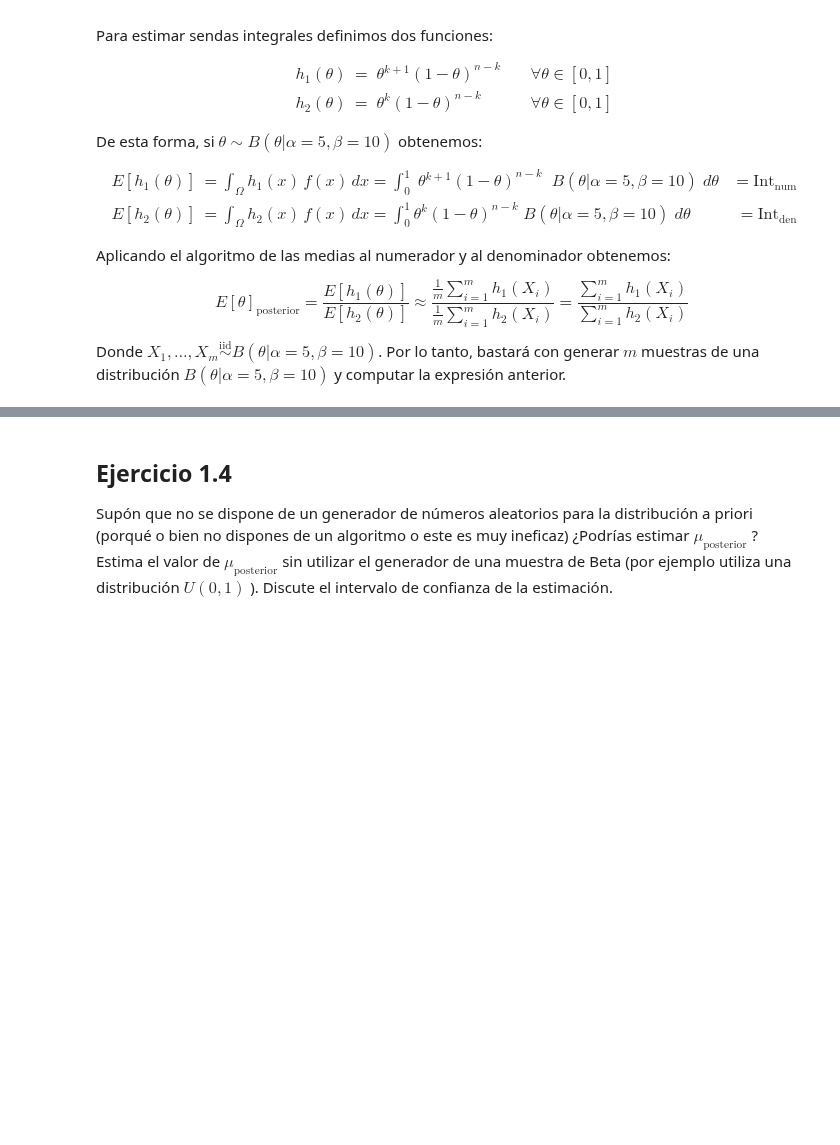
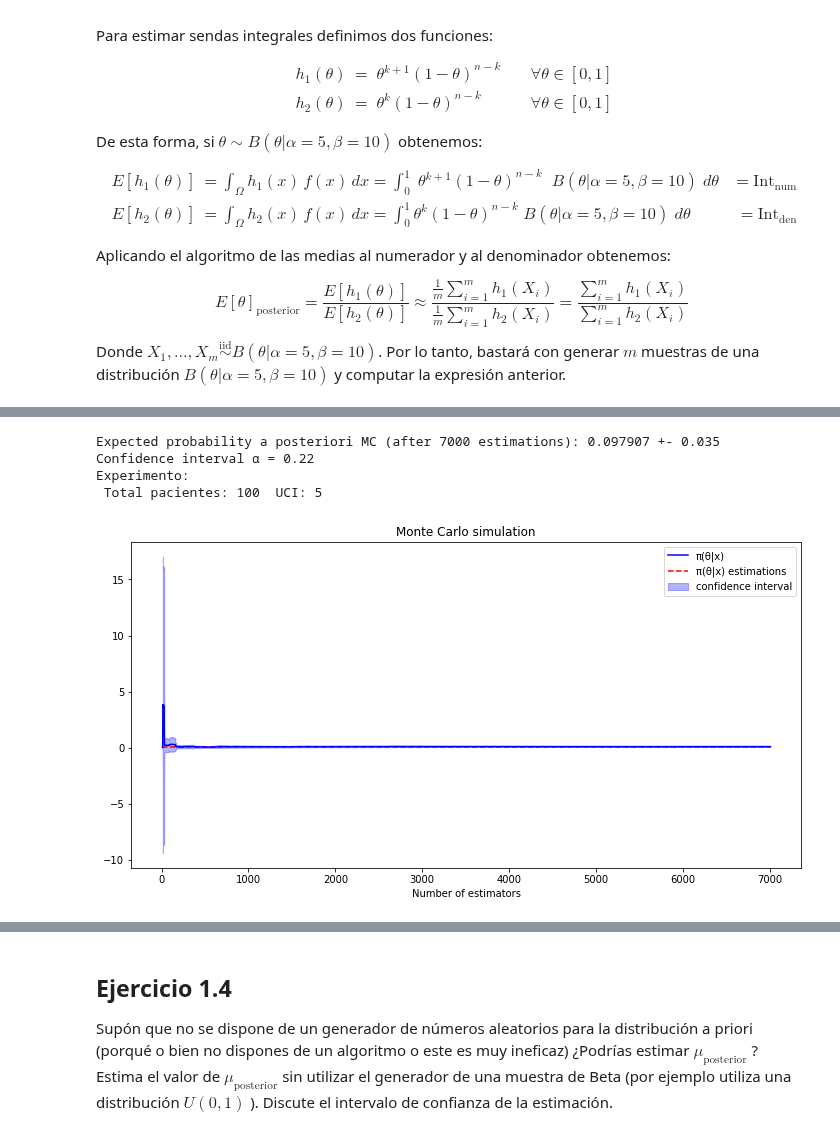
Before and after one commit to Ocete/mcd-cn, a Jupyter notebook: p2/Práctica 2 - Computación numérica.ipynb, the cells around one changed output, grey strips where cells are left out. Cells and saved outputs as stored; diff of their text form; code cells hidden in the pictures; blank space fills up the shorter version.

```diff
--- a/p2/Práctica 2 - Computación numérica.ipynb
+++ b/p2/Práctica 2 - Computación numérica.ipynb
@@ -441 +444,9 @@ Responda a las siguientes cuestiones:
+# %%
+plot_theta_estimation(alpha=0.22,dif_samples = True)
+# %% [output]
+Expected probability a posteriori MC (after 7000 estimations): 0.097907 +- 0.035
+Confidence interval α = 0.22
+Experimento:
+ Total pacientes: 100  UCI: 5
+[figure, added]
 # %% [markdown]
```
Also changed, not shown: parts of 16 cells of this notebook, 1 other file.
